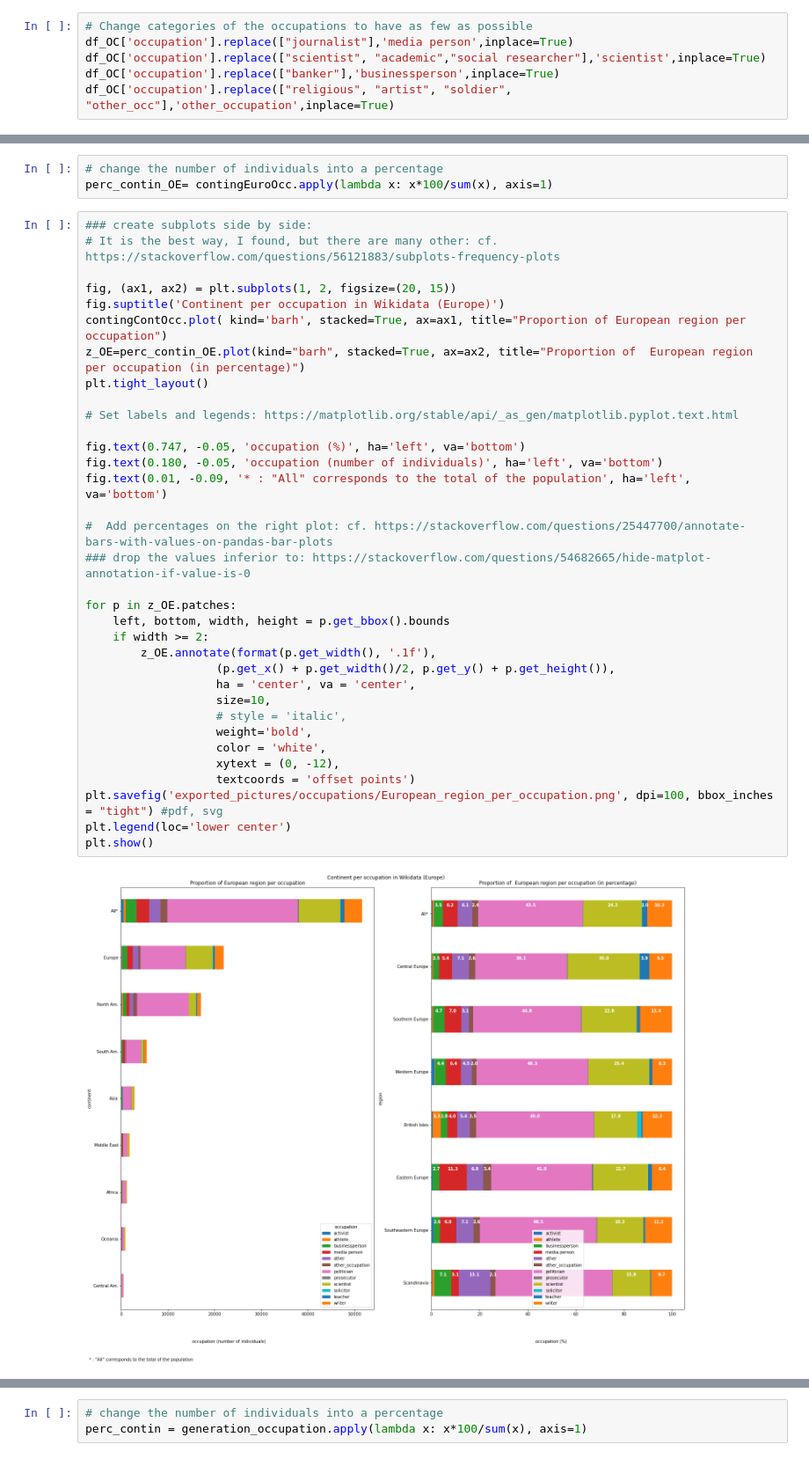
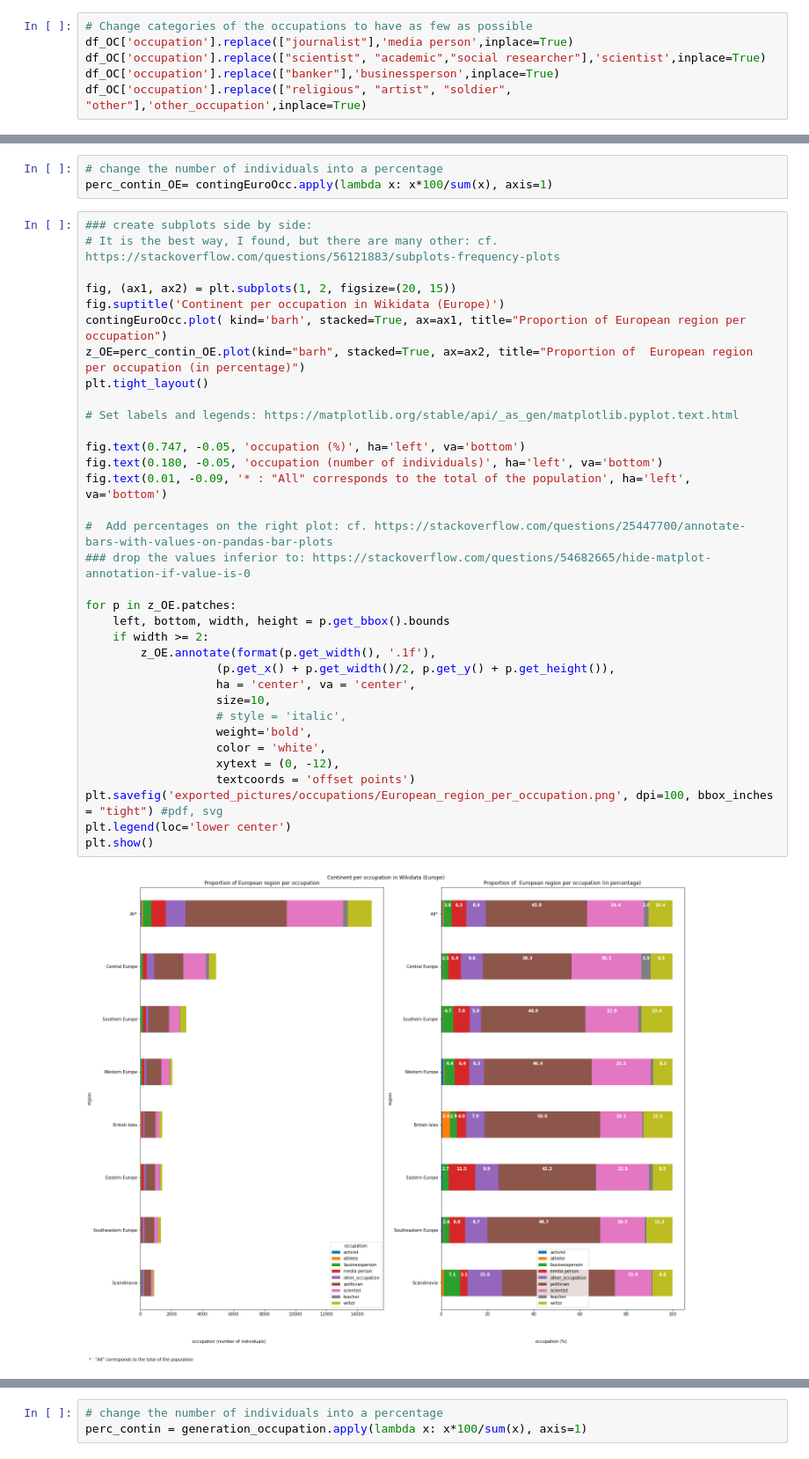
Before and after one commit to Semantic-Data-for-Humanities/Economists_Jurists, a Jupyter notebook: Notebooks/Analysis_occupations.ipynb, the cells around one changed output, grey strips where cells are left out. Shown at 88% size. Cells and saved outputs as stored; diff of their text form.

```diff
--- a/Notebooks/Analysis_occupations.ipynb
+++ b/Notebooks/Analysis_occupations.ipynb
@@ -440,7 +440,7 @@ df_OC
 df_OC['occupation'].replace(["journalist"],'media person',inplace=True)
 df_OC['occupation'].replace(["scientist", "academic","social researcher"],'scientist',inplace=True)
 df_OC['occupation'].replace(["banker"],'businessperson',inplace=True)
-df_OC['occupation'].replace(["religious", "artist", "soldier", "other_occ"],'other_occupation',inplace=True)
+df_OC['occupation'].replace(["religious", "artist", "soldier", "other"],'other_occupation',inplace=True)
 # %% [markdown]
 #### **Continent-Occupation contingency table**
 # %%
@@ -745,36 +745,36 @@ perc_contin_OE= contingEuroOcc.apply(lambda x: x*100/sum(x), axis=1)
 
 fig, (ax1, ax2) = plt.subplots(1, 2, figsize=(20, 15))
 fig.suptitle('Continent per occupation in Wikidata (Europe)')
-contingContOcc.plot( kind='barh', stacked=True, ax=ax1, title="Proportion of European region per occupation")
+contingEuroOcc.plot( kind='barh', stacked=True, ax=ax1, title="Proportion of European region per occupation")
 z_OE=perc_contin_OE.plot(kind="barh", stacked=True, ax=ax2, title="Proportion of  European region per occupation (in percentage)")
 plt.tight_layout()
 
 # Set labels and legends: https://matplotlib.org/stable/api/_as_gen/matplotlib.pyplot.text.html
 
 fig.text(0.747, -0.05, 'occupation (%)', ha='left', va='bottom')
 fig.text(0.180, -0.05, 'occupation (number of individuals)', ha='left', va='bottom')
 fig.text(0.01, -0.09, '* : "All" corresponds to the total of the population', ha='left', va='bottom')
 
 #  Add percentages on the right plot: cf. https://stackoverflow.com/questions/25447700/annotate-bars-with-values-on-pandas-bar-plots
 ### drop the values inferior to: https://stackoverflow.com/questions/54682665/hide-matplot-annotation-if-value-is-0
 
 for p in z_OE.patches:
     left, bottom, width, height = p.get_bbox().bounds
     if width >= 2:
         z_OE.annotate(format(p.get_width(), '.1f'),
                    (p.get_x() + p.get_width()/2, p.get_y() + p.get_height()),
                    ha = 'center', va = 'center',
                    size=10,
                    # style = 'italic',
                    weight='bold',
                    color = 'white',
                    xytext = (0, -12),
                    textcoords = 'offset points')
 plt.savefig('exported_pictures/occupations/European_region_per_occupation.png', dpi=100, bbox_inches = "tight") #pdf, svg
 plt.legend(loc='lower center')
 plt.show()
 # %% [output]
-[figure, old version]
+[figure, new version]
 # %%
 ### Generation-occupation Contingency table
 
```
Also changed, not shown: parts of 13 cells of this notebook, 4 other files.
